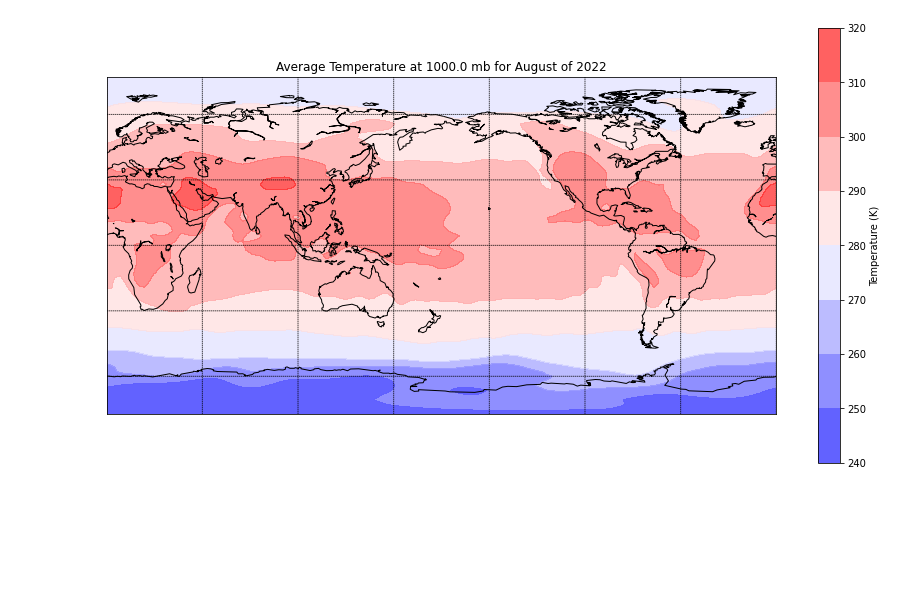
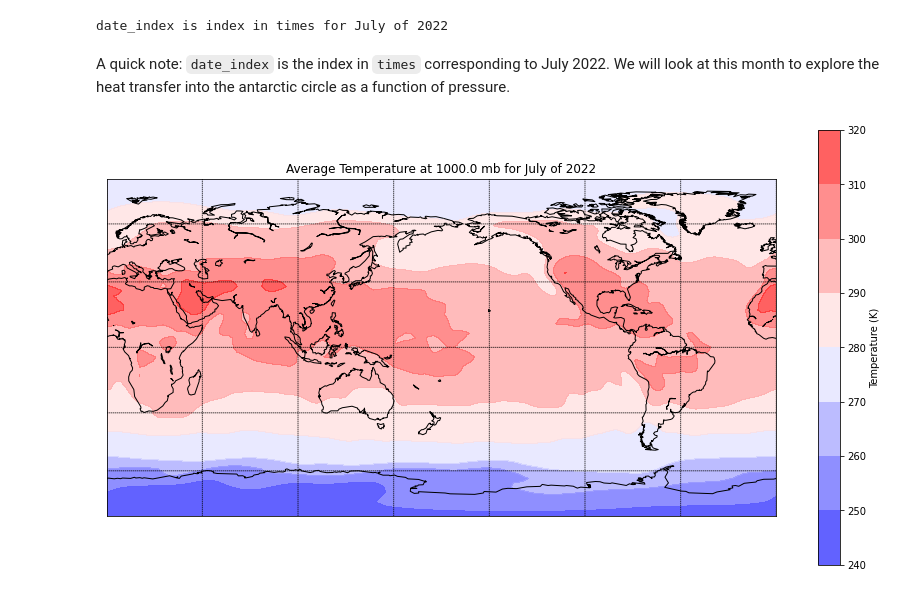
Before and after one commit to prao3/antarctic-heat-transfer, a Jupyter notebook: main.ipynb, the cells around one changed output. Drawn from its saved outputs; the diff is of its cells as text; code cells hidden in the pictures; blank space fills up the shorter version.

Commit message:
Getting index of July 2022 in times array

```diff
--- a/main.ipynb
+++ b/main.ipynb
@@ -16,12 +18,21 @@ with Dataset(temp_filename, 'r') as rootgrp:
     temps = np.array(rootgrp['air'][:])
     # Getting times and converting to a readable format
     times = np.array(rootgrp['time'][:])
-    times = num2date(times, rootgrp['time'].units, only_use_cftime_datetimes=False)
+    times = num2date(times=times, units=rootgrp['time'].units,
+                     only_use_cftime_datetimes=True)
     # Getting latitude and longitude
     lat = np.array(rootgrp['lat'][:])
     lon = np.array(rootgrp['lon'][:])
     # Getting pressure levels
     levels = np.array(rootgrp['level'][:])
+    # Getting index of a specified date
+    date = cftime.datetime(2022, 7, 1)
+    date_index = date2index(date, rootgrp['time'])
+print(f'date_index is index in times for {date.strftime("%B")} of {date.year}')
+# %% [output]
+date_index is index in times for July of 2022
+# %% [markdown]
+A quick note: `date_index` is the index in `times` corresponding to July 2022. We will look at this month to explore the heat transfer into the antarctic circle as a function of pressure.
 # %%
 # Reading u-wind data
 with Dataset(uwind_filename, 'r') as rootgrp:
@@ -34,39 +45,40 @@ with Dataset(vwind_filename, 'r') as rootgrp:
     vwind = np.array(rootgrp['vwnd'][:])
 # %%
 # Plotting temperature data at the highest pressure for the latest month
-plot_temps = temps[-1][0]
-plot_date = times[-1]
-plot_prss = levels[0]
+level_index = 0
+plot_temps = temps[date_index][level_index]
+plot_date = times[date_index]
+plot_prss = levels[level_index]
 
 # Converting lat-lon into plottable variables for contourf
 plat, plon = np.meshgrid(lon, lat)
 
 # Plotting temperature data
 fig = plt.figure(figsize=(15, 8), edgecolor='w')
 # Using basemap to display world map
 m = Basemap(projection='cyl', resolution='c',
             llcrnrlat=-90, urcrnrlat=90,
             llcrnrlon=0, urcrnrlon=358, )
 # Drawing coastlines
 m.drawcoastlines()
 
 # Drawing lines of constant latitude
-parallels = np.array([-70, -35, 0, 35, 70])
+parallels = np.array([-66, -35, 0, 35, 66])
 m.drawparallels(parallels)
 # Drawing lines of constant longitude
 meridians = np.linspace(0, 358, 8)
 m.drawmeridians(meridians)
 
 # Plotting temp data
 contf = m.contourf(plat, plon, plot_temps, latlon=True, alpha=0.7, cmap='bwr')
 
 # Adding a colorbar
 cb = fig.colorbar(contf)
 cb.ax.set_ylabel('Temperature (K)')
 
 # Setting plot title
 plt.title(f'Average Temperature at {plot_prss} mb for {plot_date.strftime("%B")} of {plot_date.year}')
 
 plt.show()
 # %% [output]
-[figure, old version]
+[figure, new version]
```
Also changed, not shown: parts of 1 cell of this notebook.
